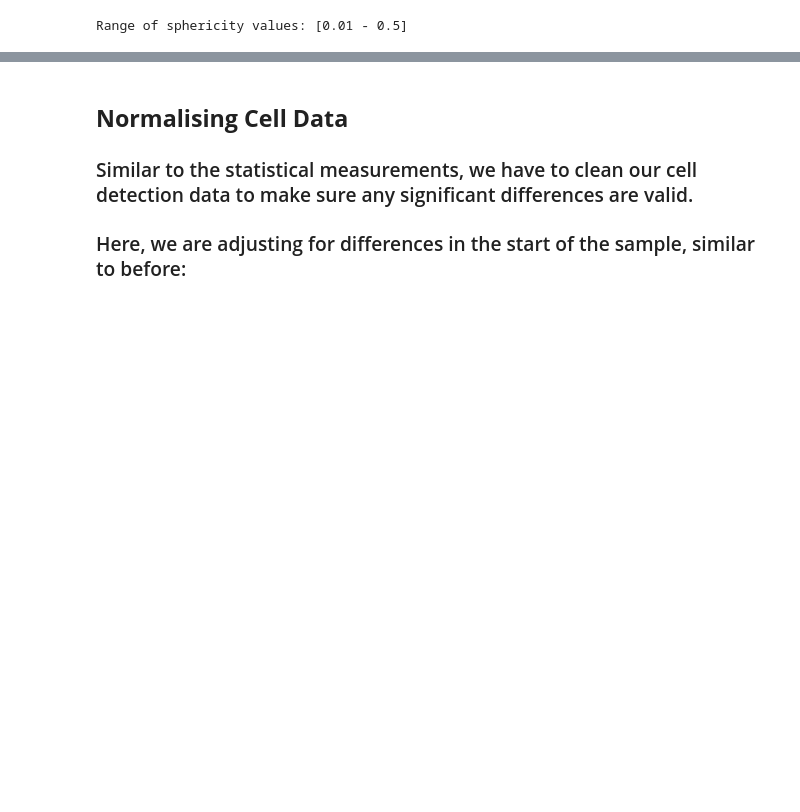
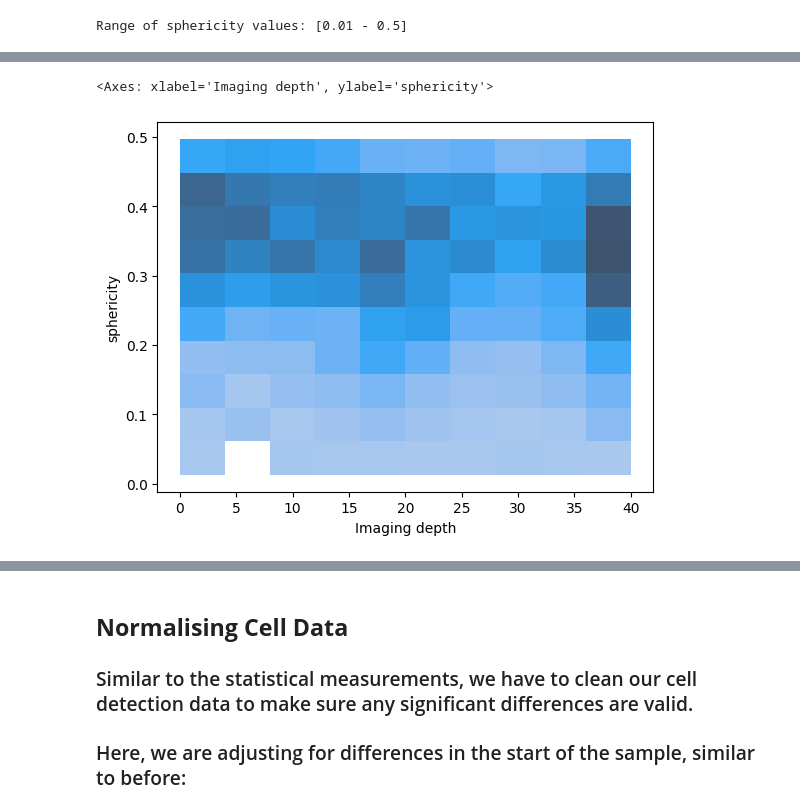
Before and after one commit to dbekat/clearing-efficacy, a Jupyter notebook: unified_analysis.ipynb, the cells around one changed output, grey strips where cells are left out. Drawn from its saved outputs; the diff is of its cells as text; code cells hidden in the pictures; blank space fills up the shorter version.

```diff
--- a/unified_analysis.ipynb
+++ b/unified_analysis.ipynb
@@ -429,0 +400,12 @@ nuclei_props.tail() # display results --> FIX THIS; still not working
+# %%
+# viewing sphericity
+
+sns.histplot(
+    data=nuclei_props,
+    x='Imaging depth',
+    y='sphericity',
+    bins=int(int(np.max(nuclei_props['centroid-0']) / z_res))
+)
+# %% [output]
+<Axes: xlabel='Imaging depth', ylabel='sphericity'>
+[figure, added]
```
Also changed, not shown: parts of 18 cells of this notebook.
